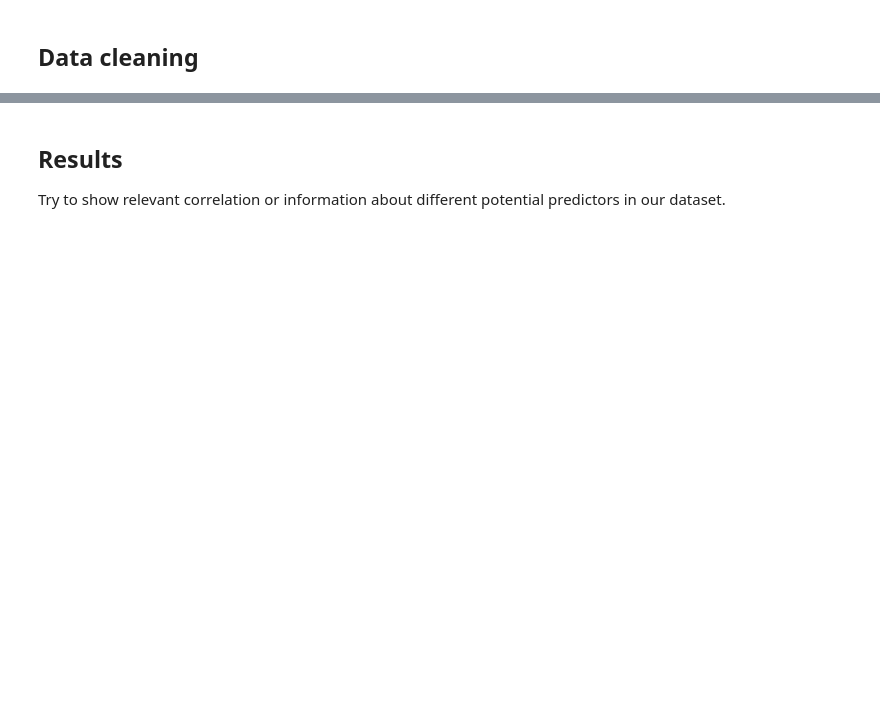
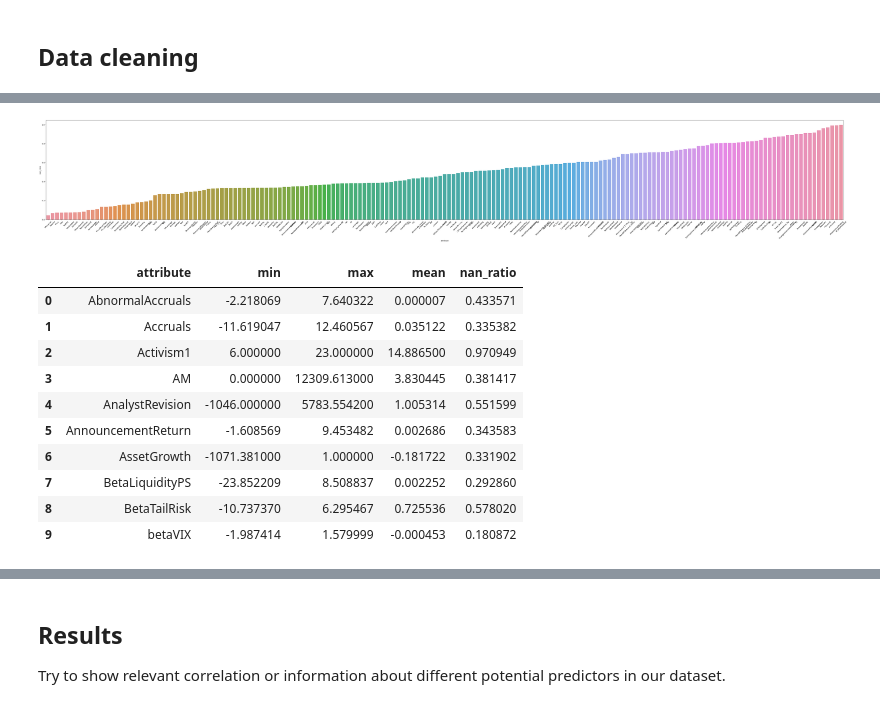
Before and after one commit to paulo-03/final_project_MLFin, a Jupyter notebook: data_analysis.ipynb, the cells around one changed output, grey strips where cells are left out. Drawn from its saved outputs; the diff is of its cells as text; code cells hidden in the pictures; blank space fills up the shorter version.

Commit message:
Reducing initial data because of compuational cost and also for data quality

```diff
--- a/data_analysis.ipynb
+++ b/data_analysis.ipynb
@@ -135,2 +131,6 @@ Number of selected attributes: 118
 # %% [markdown]
 ## Data cleaning
+# %%
+# Uncomment following line if you want to make the analysis over a specific time window
+data_time_range = select_time_window(data=data, from_=1980, to_=2020)
+print(data_time_range.shape)
@@ -136,0 +173,16 @@ Number of selected attributes: 118
+# %%
+continuous_info_df = continuous_attributes_description(data=data_time_range, column_name=continuous_attributes)
+continuous_info_df.head(n=10)
+# %% [output]
+[figure, added]
+|  | attribute | min | max | mean | nan_ratio |
+| 0 | AbnormalAccruals | -2.218069 | 7.640322 | 0.000007 | 0.433571 |
+| 1 | Accruals | -11.619047 | 12.460567 | 0.035122 | 0.335382 |
+| 2 | Activism1 | 6.000000 | 23.000000 | 14.886500 | 0.970949 |
+| 3 | AM | 0.000000 | 12309.613000 | 3.830445 | 0.381417 |
+| 4 | AnalystRevision | -1046.000000 | 5783.554200 | 1.005314 | 0.551599 |
+| 5 | AnnouncementReturn | -1.608569 | 9.453482 | 0.002686 | 0.343583 |
+| 6 | AssetGrowth | -1071.381000 | 1.000000 | -0.181722 | 0.331902 |
+| 7 | BetaLiquidityPS | -23.852209 | 8.508837 | 0.002252 | 0.292860 |
+| 8 | BetaTailRisk | -10.737370 | 6.295467 | 0.725536 | 0.578020 |
+| 9 | betaVIX | -1.987414 | 1.579999 | -0.000453 | 0.180872 |
```
Also changed, not shown: parts of 11 cells of this notebook, 4 other files.
